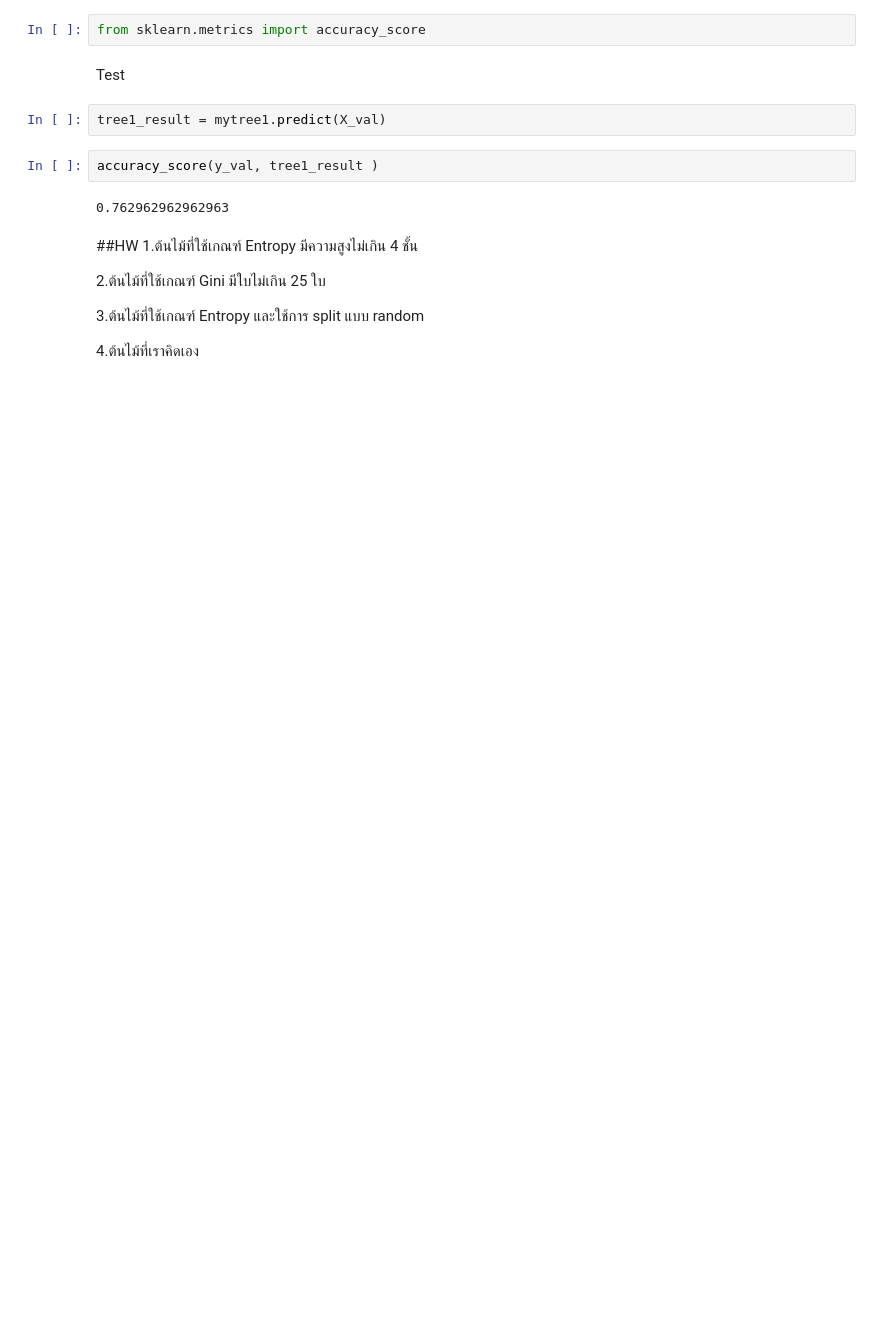
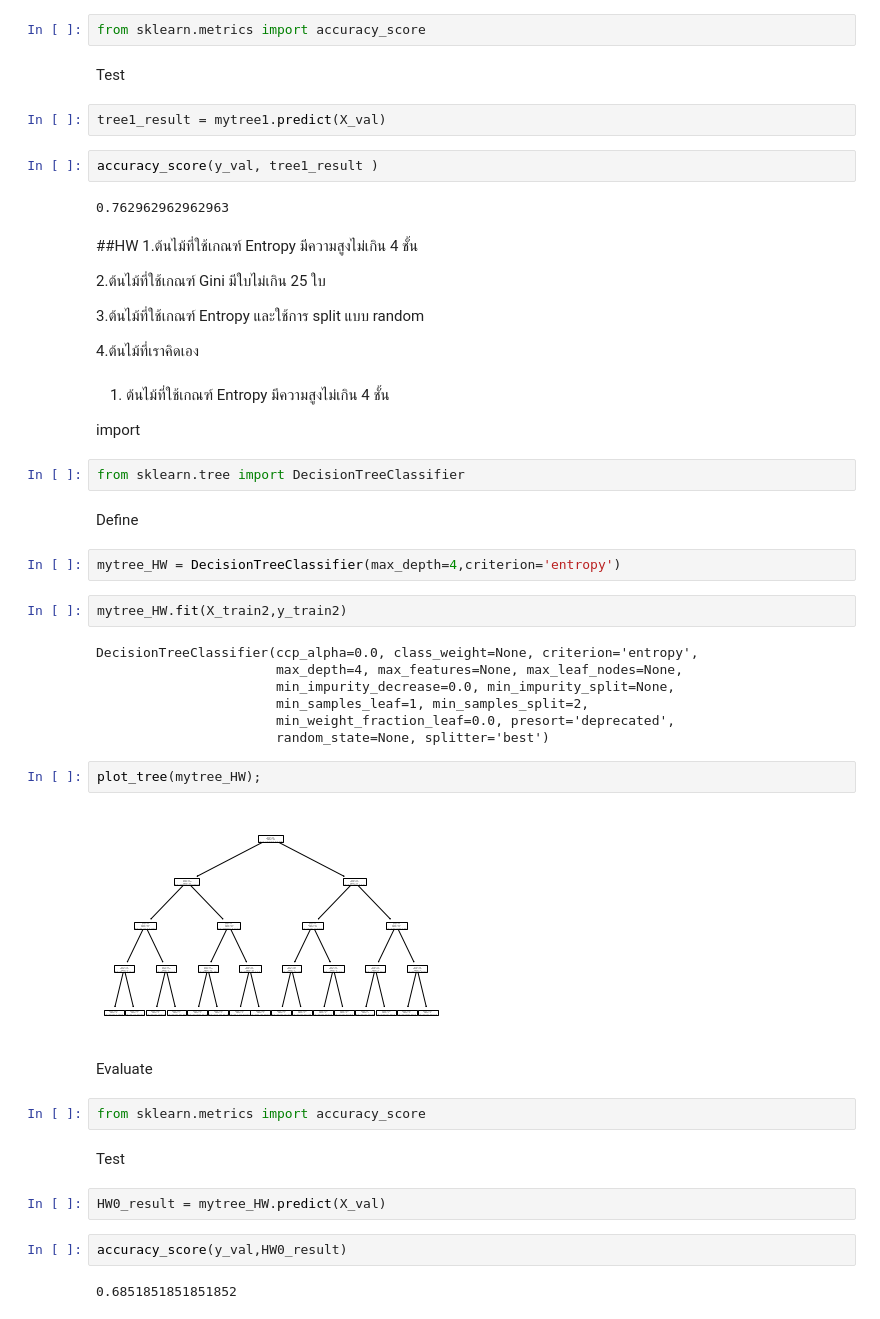
Before and after one commit to Chanunchida-May/DWDM21, a Jupyter notebook: Chapter7_Classification_(Decision_Tree).ipynb, the cells around one changed output. Drawn from its saved outputs; the diff is of its cells as text; blank space fills up the shorter version.

```diff
--- a/Chapter7_Classification_(Decision_Tree).ipynb
+++ b/Chapter7_Classification_(Decision_Tree).ipynb
@@ -223,3 +223,38 @@ accuracy_score(y_val, tree1_result )
 3.ต้นไม้ที่ใช้เกณฑ์ Entropy และใช้การ split แบบ random
 
 4.ต้นไม้ที่เราคิดเอง
+# %% [markdown]
+1. ต้นไม้ที่ใช้เกณฑ์ Entropy มีความสูงไม่เกิน 4 ชั้น
+
+import
+# %%
+from sklearn.tree import DecisionTreeClassifier
+# %% [markdown]
+Define
+# %%
+mytree_HW = DecisionTreeClassifier(max_depth=4,criterion='entropy')
+# %%
+mytree_HW.fit(X_train2,y_train2)
+# %% [output]
+DecisionTreeClassifier(ccp_alpha=0.0, class_weight=None, criterion='entropy',
+                       max_depth=4, max_features=None, max_leaf_nodes=None,
+                       min_impurity_decrease=0.0, min_impurity_split=None,
+                       min_samples_leaf=1, min_samples_split=2,
+                       min_weight_fraction_leaf=0.0, presort='deprecated',
+                       random_state=None, splitter='best')
+# %%
+plot_tree(mytree_HW);
+# %% [output]
+[figure, added]
+# %% [markdown]
+Evaluate
+# %%
+from sklearn.metrics import accuracy_score
+# %% [markdown]
+Test
+# %%
+HW0_result = mytree_HW.predict(X_val)
+# %%
+accuracy_score(y_val,HW0_result)
+# %% [output]
+0.6851851851851852
```
Also changed, not shown: parts of 25 cells of this notebook.
